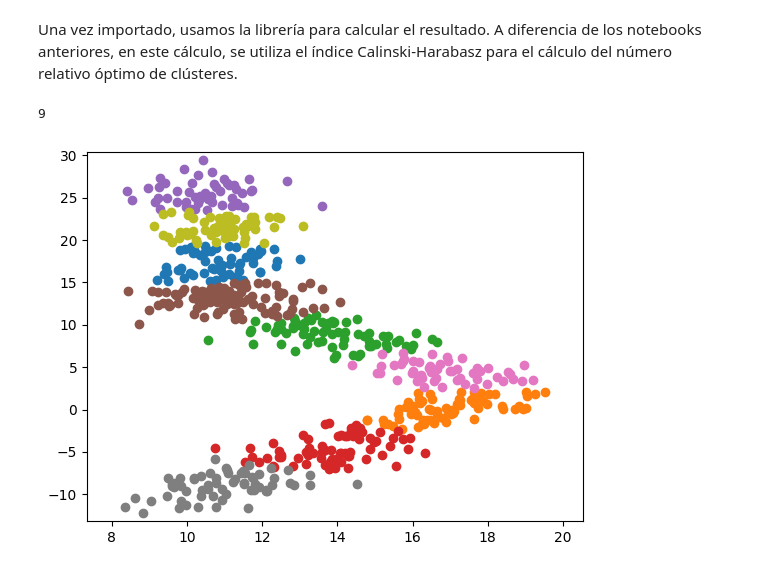
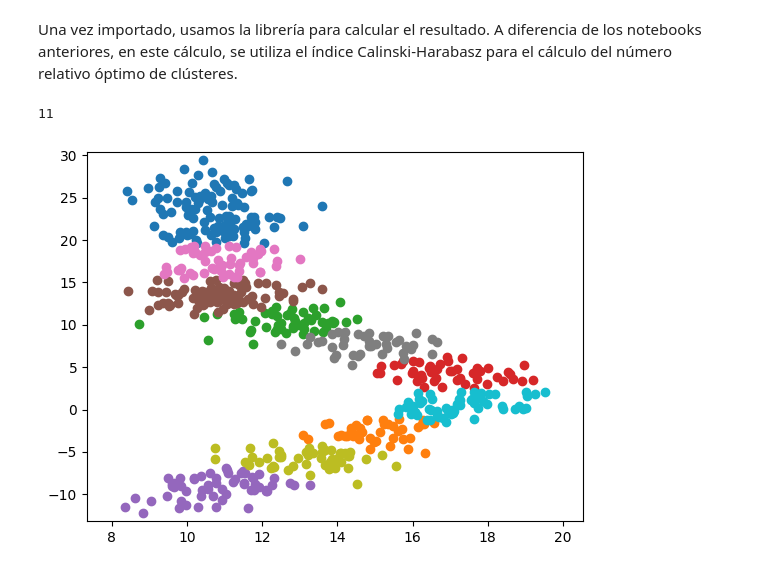
Before and after one commit to Vaalar/Free-Floating-Clustering-Optimization, a Jupyter notebook: Clustering/K-means++ Algorithm Calinski-Harabasz Index.ipynb, the cells around one changed output. Cells and saved outputs as stored; diff of their text form; code cells hidden in the pictures.

```diff
--- a/Clustering/K-means++ Algorithm Calinski-Harabasz Index.ipynb
+++ b/Clustering/K-means++ Algorithm Calinski-Harabasz Index.ipynb
@@ -308,7 +308,7 @@ from sklearn.cluster import KMeans
 # %% [markdown]
 Una vez importado, usamos la librería para calcular el resultado. A diferencia de los notebooks anteriores, en este cálculo, se utiliza el índice Calinski-Harabasz para el cálculo del número relativo óptimo de clústeres.
 # %%
-n_max_clusteres = 10
+n_max_clusteres = 16
 labels_list = []
 clusters_CH_index = []
 
@@ -318,32 +318,32 @@ for n_clusters in range(2, n_max_clusteres):
     clusters_CH_index.append(index)
     labels_list.append(list(local_labels))
 
 plt.ylim(min(y) - 1, max(y) + 1)
 plt.xlim(min(x) - 1, max(x) + 1)
 
 number_of_clusters = clusters_CH_index.index(max(clusters_CH_index))
 labels = labels_list[number_of_clusters]
 # Se le suma 2 al valor de los clústeres ya que estos comienzan desde el número de agrupación 2, no el 0.
 number_of_clusters = number_of_clusters + 2
 
 print(number_of_clusters)
 
 clusters = []
 for cluster_number in range(number_of_clusters):
     clusters.append([[], []])
     for i in range(len(labels)):
         if(labels[i] == cluster_number):
             clusters[cluster_number][0].append(x[i])
             clusters[cluster_number][1].append(y[i])
 
 
 
 plt.ylim(min(y) - 1, max(y) + 1)
 plt.xlim(min(x) - 1, max(x) + 1)
 
 for cluster in clusters:
     plt.scatter(cluster[0], cluster[1])
 plt.show()
 # %% [output]
-9
+11
-[figure, old version]
+[figure, new version]
```
Also changed, not shown: 2 other files.
